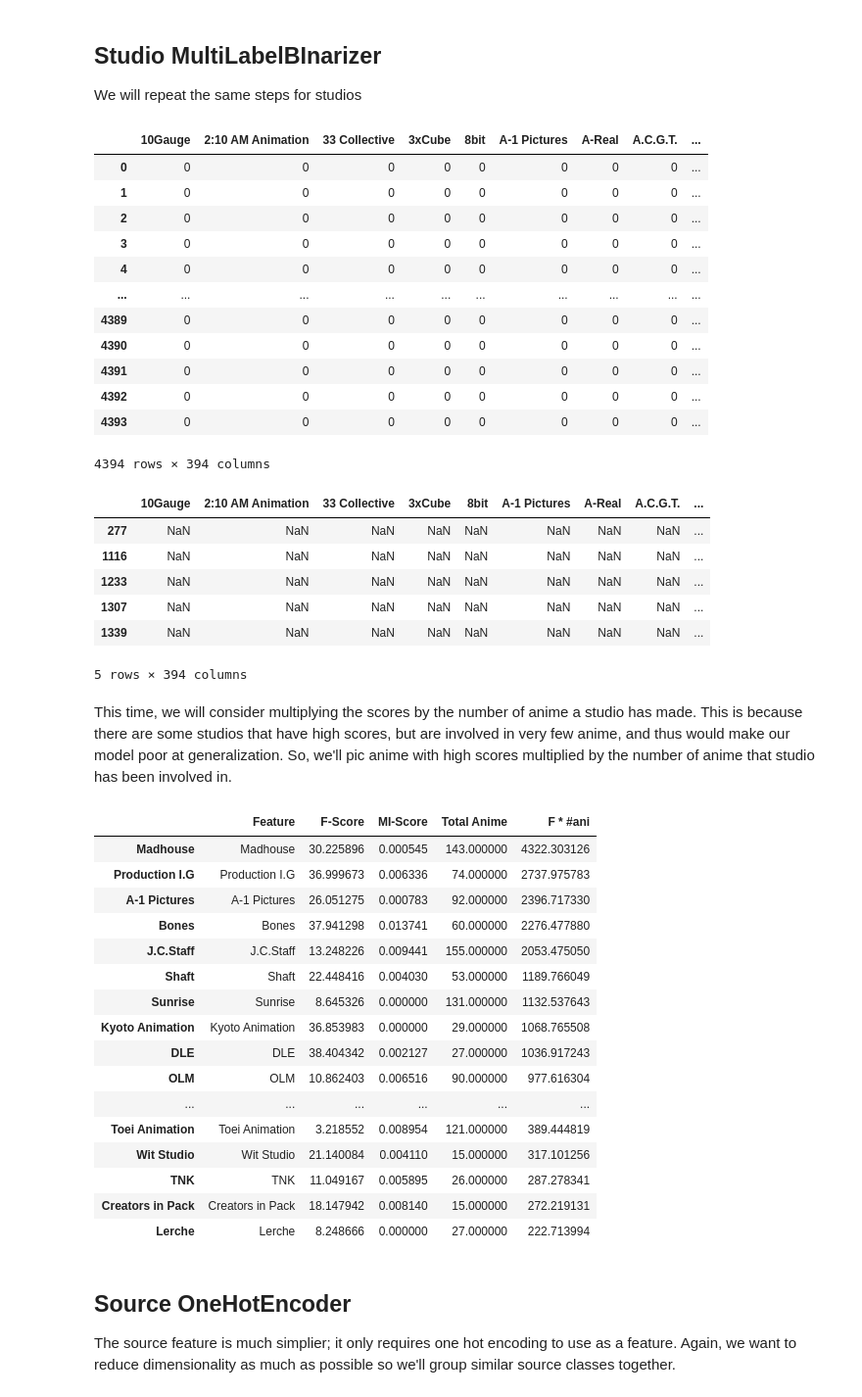
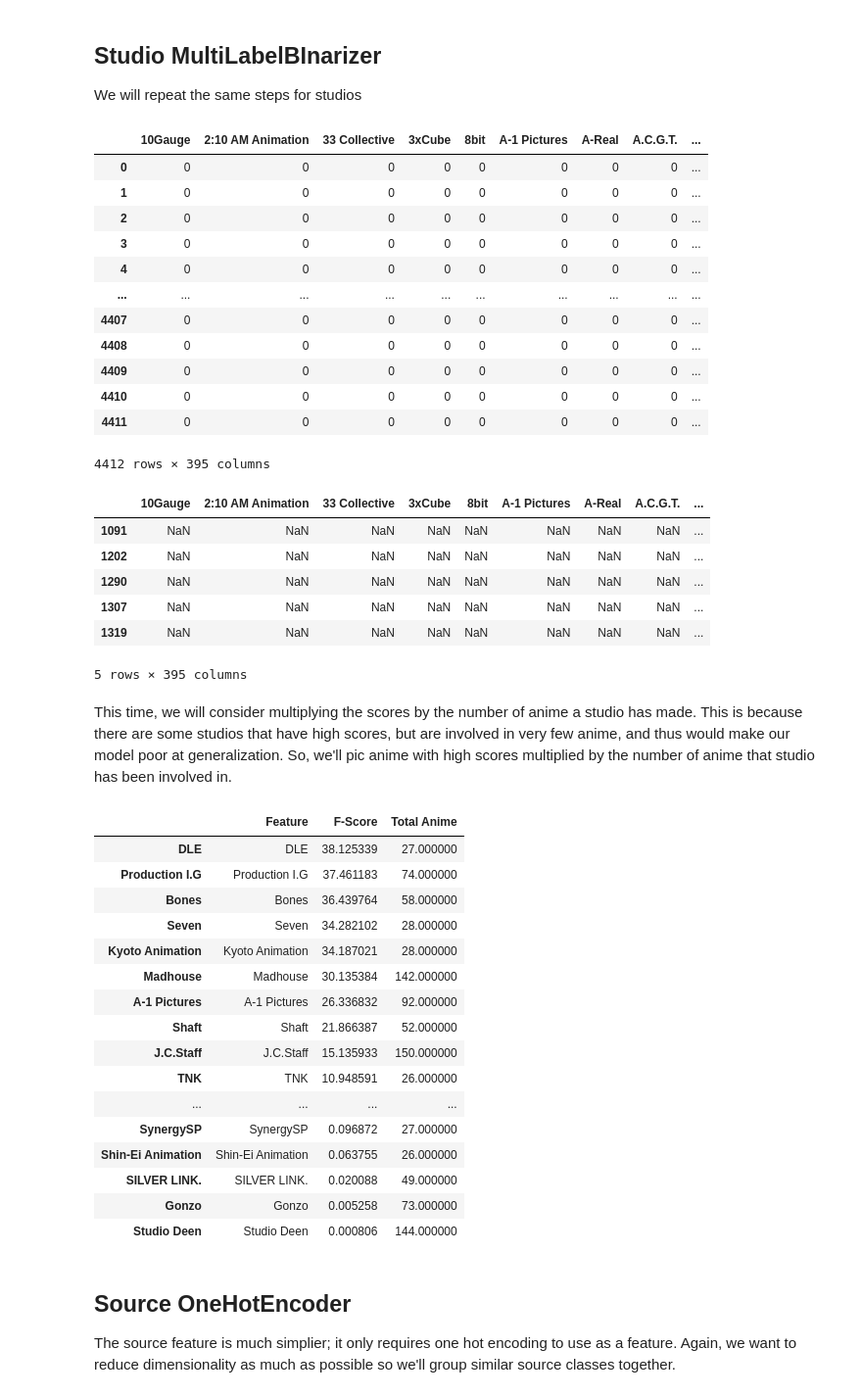
Before and after one commit to bgallamoza/MAL_Rating_Regression, a Jupyter notebook: EDA.ipynb, the cells around one changed output. Shown at 98% size. Saved outputs shown, nothing was run; the diff lists cells and outputs as text; code cells hidden in the pictures.

```diff
--- a/EDA.ipynb
+++ b/EDA.ipynb
@@ -11,7 +11,7 @@ with open("datasets/anime_details.p", "rb") as f:
     df = pickle.load(f)
     f.close()
 
-# Rename the "mean" column to "rating" to avoid confusion
-df = df.rename(columns = {'mean':'rating'})
+df = df.rename(columns = {'mean':'rating'}) # Rename the "mean" column to "rating" to avoid confusion
+df = df.loc[df.status == "finished_airing"] # Only look at the population of finished TV anime
 df.head(3)
 # %% [output]
@@ -231,8 +233,8 @@ pic_colorfulness              2
 dtype: int64
 # %%
 # Pickle our data
-df2.to_pickle("datasets/anime_1990-2021.p")
-# with open("datasets/anime_1990-2021.p", "rb") as f:
-#     df2 = pickle.load(f)
-# df2.head(3)
+# df2.to_pickle("datasets/anime_1990-2021.p")
+with open("datasets/anime_1990-2021.p", "rb") as f:
+    df2 = pickle.load(f)
+df2.head(3)
 # %% [output]
@@ -393,58 +389,58 @@ df_studio
 | 3 | 0 | 0 | 0 | 0 | 0 | 0 | 0 | 0 | ... |
 | 4 | 0 | 0 | 0 | 0 | 0 | 0 | 0 | 0 | ... |
 | ... | ... | ... | ... | ... | ... | ... | ... | ... | ... |
-| 4389 | 0 | 0 | 0 | 0 | 0 | 0 | 0 | 0 | ... |
-| 4390 | 0 | 0 | 0 | 0 | 0 | 0 | 0 | 0 | ... |
-| 4391 | 0 | 0 | 0 | 0 | 0 | 0 | 0 | 0 | ... |
-| 4392 | 0 | 0 | 0 | 0 | 0 | 0 | 0 | 0 | ... |
-| 4393 | 0 | 0 | 0 | 0 | 0 | 0 | 0 | 0 | ... |
+| 4407 | 0 | 0 | 0 | 0 | 0 | 0 | 0 | 0 | ... |
+| 4408 | 0 | 0 | 0 | 0 | 0 | 0 | 0 | 0 | ... |
+| 4409 | 0 | 0 | 0 | 0 | 0 | 0 | 0 | 0 | ... |
+| 4410 | 0 | 0 | 0 | 0 | 0 | 0 | 0 | 0 | ... |
+| 4411 | 0 | 0 | 0 | 0 | 0 | 0 | 0 | 0 | ... |
-4394 rows × 394 columns
+4412 rows × 395 columns
 # %%
 df_studio.loc[df_studio.nan == 1] = np.nan
 df_studio.loc[df_studio.nan.isna()].head(5)
 # %% [output]
 |  | 10Gauge | 2:10 AM Animation | 33 Collective | 3xCube | 8bit | A-1 Pictures | A-Real | A.C.G.T. | ... |
-| 277 | NaN | NaN | NaN | NaN | NaN | NaN | NaN | NaN | ... |
-| 1116 | NaN | NaN | NaN | NaN | NaN | NaN | NaN | NaN | ... |
-| 1233 | NaN | NaN | NaN | NaN | NaN | NaN | NaN | NaN | ... |
+| 1091 | NaN | NaN | NaN | NaN | NaN | NaN | NaN | NaN | ... |
+| 1202 | NaN | NaN | NaN | NaN | NaN | NaN | NaN | NaN | ... |
+| 1290 | NaN | NaN | NaN | NaN | NaN | NaN | NaN | NaN | ... |
 | 1307 | NaN | NaN | NaN | NaN | NaN | NaN | NaN | NaN | ... |
-| 1339 | NaN | NaN | NaN | NaN | NaN | NaN | NaN | NaN | ... |
+| 1319 | NaN | NaN | NaN | NaN | NaN | NaN | NaN | NaN | ... |
-5 rows × 394 columns
+5 rows × 395 columns
 # %% [markdown]
 This time, we will consider multiplying the scores by the number of anime a studio has made. This is because there are some studios that have high scores, but are involved in very few anime, and thus would make our model poor at generalization. So, we'll pic anime with high scores multiplied by the number of anime that studio has been involved in.
 # %%
 df_studio_scores = pd.concat([df_features['rating'], df_studio], axis=1)
 df_studio_scores = df_studio_scores.dropna()
-#X_train, X_test, y_train, y_test = train_test_split(df_studio_scores[df_studio.columns], df_studio_scores['rating'], test_size=0.3, random_state=15)
 
 f, p = f_regression(df_studio_scores[df_studio.columns], df_studio_scores['rating'])
-mi = mutual_info_regression(df_studio_scores[df_studio.columns], df_studio_scores['rating'])
 
-pd.DataFrame({
+studio_f_scores = pd.DataFrame({
     'Feature':df_studio.columns,
     'F-Score':f,
-    'MI-Score':mi,
     'Total Anime': df_studio_scores[df_studio.columns].sum(),
-    'F * #ani': np.multiply(df_studio_scores[df_studio.columns].sum(), f)
-}).sort_values('F * #ani', ascending=False).head(20).style.bar(subset=['F-Score','MI-Score', 'Total Anime', 'F * #ani'], color='grey')
+}).sort_values('F-Score', ascending=False)
+
+quantile = np.quantile(studio_f_scores['Total Anime'], 0.90)
+
+studio_f_scores.loc[studio_f_scores["Total Anime"] >= quantile].style.bar(subset=['F-Score', 'Total Anime'], color='grey')
 # %% [output]
-|  | Feature | F-Score | MI-Score | Total Anime | F * #ani |
-| Madhouse | Madhouse | 30.225896 | 0.000545 | 143.000000 | 4322.303126 |
-| Production I.G | Production I.G | 36.999673 | 0.006336 | 74.000000 | 2737.975783 |
-| A-1 Pictures | A-1 Pictures | 26.051275 | 0.000783 | 92.000000 | 2396.717330 |
-| Bones | Bones | 37.941298 | 0.013741 | 60.000000 | 2276.477880 |
-| J.C.Staff | J.C.Staff | 13.248226 | 0.009441 | 155.000000 | 2053.475050 |
-| Shaft | Shaft | 22.448416 | 0.004030 | 53.000000 | 1189.766049 |
-| Sunrise | Sunrise | 8.645326 | 0.000000 | 131.000000 | 1132.537643 |
-| Kyoto Animation | Kyoto Animation | 36.853983 | 0.000000 | 29.000000 | 1068.765508 |
-| DLE | DLE | 38.404342 | 0.002127 | 27.000000 | 1036.917243 |
-| OLM | OLM | 10.862403 | 0.006516 | 90.000000 | 977.616304 |
-| ... | ... | ... | ... | ... | ... |
-| Toei Animation | Toei Animation | 3.218552 | 0.008954 | 121.000000 | 389.444819 |
-| Wit Studio | Wit Studio | 21.140084 | 0.004110 | 15.000000 | 317.101256 |
-| TNK | TNK | 11.049167 | 0.005895 | 26.000000 | 287.278341 |
-| Creators in Pack | Creators in Pack | 18.147942 | 0.008140 | 15.000000 | 272.219131 |
-| Lerche | Lerche | 8.248666 | 0.000000 | 27.000000 | 222.713994 |
+|  | Feature | F-Score | Total Anime |
+| DLE | DLE | 38.125339 | 27.000000 |
+| Production I.G | Production I.G | 37.461183 | 74.000000 |
+| Bones | Bones | 36.439764 | 58.000000 |
+| Seven | Seven | 34.282102 | 28.000000 |
+| Kyoto Animation | Kyoto Animation | 34.187021 | 28.000000 |
+| Madhouse | Madhouse | 30.135384 | 142.000000 |
+| A-1 Pictures | A-1 Pictures | 26.336832 | 92.000000 |
+| Shaft | Shaft | 21.866387 | 52.000000 |
+| J.C.Staff | J.C.Staff | 15.135933 | 150.000000 |
+| TNK | TNK | 10.948591 | 26.000000 |
+| ... | ... | ... | ... |
+| SynergySP | SynergySP | 0.096872 | 27.000000 |
+| Shin-Ei Animation | Shin-Ei Animation | 0.063755 | 26.000000 |
+| SILVER LINK. | SILVER LINK. | 0.020088 | 49.000000 |
+| Gonzo | Gonzo | 0.005258 | 73.000000 |
+| Studio Deen | Studio Deen | 0.000806 | 144.000000 |
 # %% [markdown]
 ## Source OneHotEncoder
 
```
Also changed, not shown: parts of 30 cells of this notebook, 14 other files.
